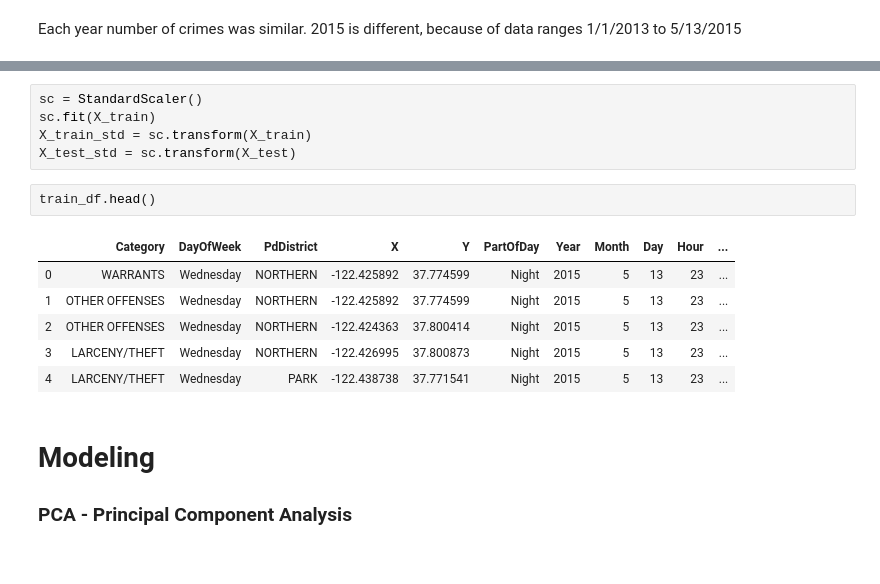
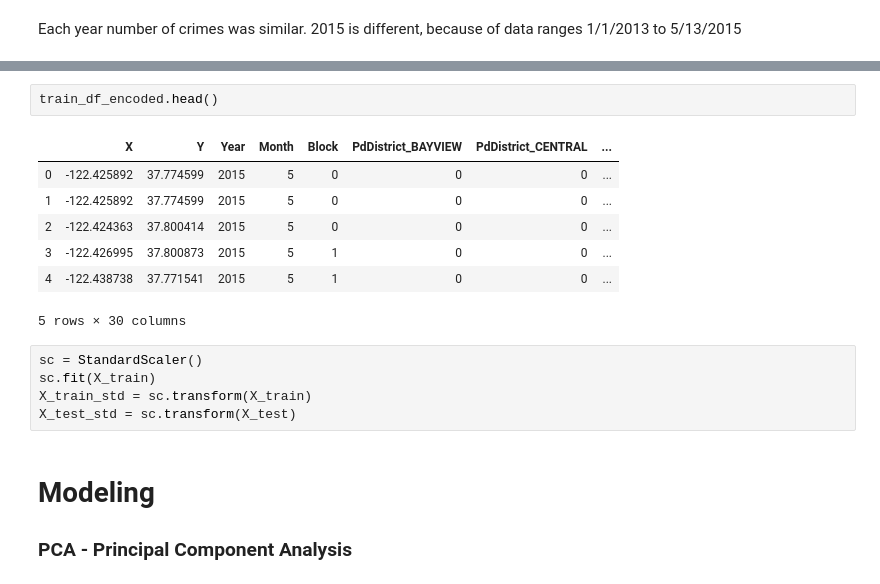
Before and after one commit to Frustrado/Crime-Classification, a Jupyter notebook: SF_crimes_analysis.ipynb, the cells around one changed output, grey strips where cells are left out. Cells and saved outputs as stored; diff of their text form.

```diff
--- a/SF_crimes_analysis.ipynb
+++ b/SF_crimes_analysis.ipynb
@@ -572,17 +579,18 @@ X_train, X_test, y_train, y_test = train_test_split(train_df, y, test_size=0.3,
+# %%
+train_df_encoded.head()
+# %% [output]
+|  | X | Y | Year | Month | Block | PdDistrict_BAYVIEW | PdDistrict_CENTRAL | ... |
+| 0 | -122.425892 | 37.774599 | 2015 | 5 | 0 | 0 | 0 | ... |
+| 1 | -122.425892 | 37.774599 | 2015 | 5 | 0 | 0 | 0 | ... |
+| 2 | -122.424363 | 37.800414 | 2015 | 5 | 0 | 0 | 0 | ... |
+| 3 | -122.426995 | 37.800873 | 2015 | 5 | 1 | 0 | 0 | ... |
+| 4 | -122.438738 | 37.771541 | 2015 | 5 | 1 | 0 | 0 | ... |
+5 rows × 30 columns
 # %%
 sc = StandardScaler()
 sc.fit(X_train)
 X_train_std = sc.transform(X_train)
 X_test_std = sc.transform(X_test)
-# %%
-train_df.head()
-# %% [output]
-|  | Category | DayOfWeek | PdDistrict | X | Y | PartOfDay | Year | Month | Day | Hour | ... |
-| 0 | WARRANTS | Wednesday | NORTHERN | -122.425892 | 37.774599 | Night | 2015 | 5 | 13 | 23 | ... |
-| 1 | OTHER OFFENSES | Wednesday | NORTHERN | -122.425892 | 37.774599 | Night | 2015 | 5 | 13 | 23 | ... |
-| 2 | OTHER OFFENSES | Wednesday | NORTHERN | -122.424363 | 37.800414 | Night | 2015 | 5 | 13 | 23 | ... |
-| 3 | LARCENY/THEFT | Wednesday | NORTHERN | -122.426995 | 37.800873 | Night | 2015 | 5 | 13 | 23 | ... |
-| 4 | LARCENY/THEFT | Wednesday | PARK | -122.438738 | 37.771541 | Night | 2015 | 5 | 13 | 23 | ... |
 # %% [markdown]
 # Modeling
 
```
Also changed, not shown: parts of 14 cells of this notebook.
